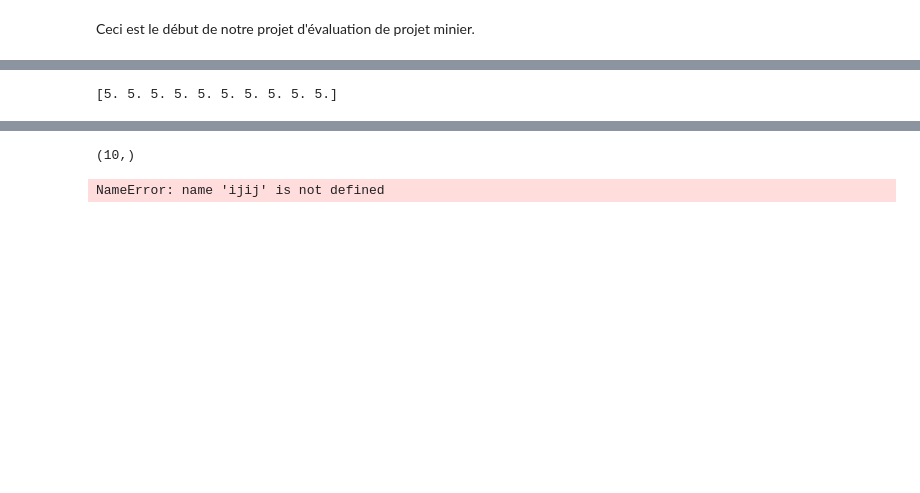
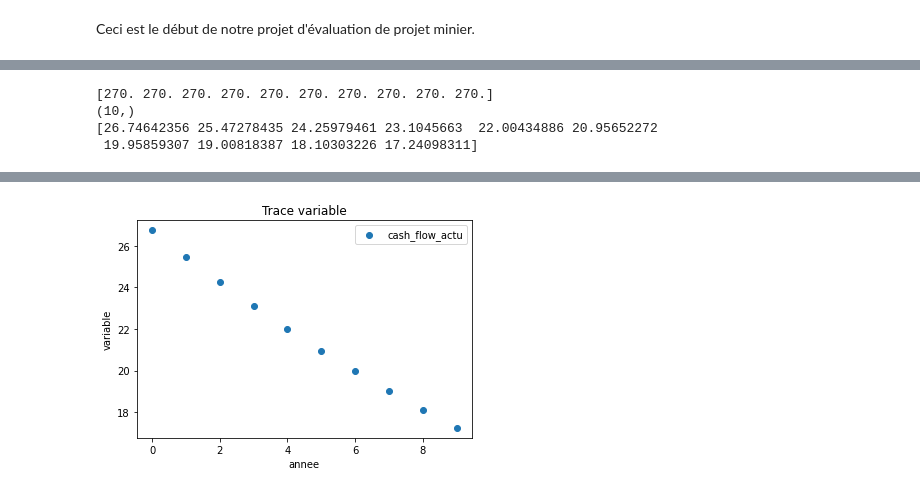
Before and after one commit to pierrebeaulieu/projet_info_minier, a Jupyter notebook: eco_minier.ipynb, the cells around one changed output, grey strips where cells are left out. Drawn from its saved outputs; the diff is of its cells as text; code cells hidden in the pictures; blank space fills up the shorter version.

Commit message:
version excel + 1 figure

```diff
--- a/eco_minier.ipynb
+++ b/eco_minier.ipynb
@@ -78,8 +78,9 @@ def extraction_csv(nom_fichier,n):
     fichier.close()
 
     # On prend des valeurs constantes dans un premier temps sur n années.
-
-    investissement = np.array(n*investissement)
+    for i in range(n-1):
+        investissement.append(investissement[0])
+    investissement = np.array(investissement)
     cout_tonne_remuee = np.array(n*cout_tonne_remuee)
     ratio_sterile = np.array(n*ratio_sterile)
     cout_traitement = np.array(n*cout_traitement)
@@ -95,7 +96,7 @@ def extraction_csv(nom_fichier,n):
     dilution_minerai = np.array(n*dilution_minerai)
     rythme_prod_annee = np.array(n*rythme_prod_annee)
     premiere_annee_prod = np.array(n*premiere_annee_prod)
-    print(taux_actualisation)
+    print(investissement)
     # Creation du dictionnaire
 
     entree={}
@@ -180,6 +181,8 @@ class entree:
     def cash_flow(self):
         return self.recette() - self.dep_operatoiresTotale() - self.cout_traitement
 
+#investissement pas pris en compte, revoir formule
+
     def cumul_cash_flow(self):
         cumul = self.cash_flow()
         N = len(cumul)
@@ -227,12 +230,12 @@ class entree:
                 produit = produit*(1+self.taux_actualisation[i])
                 somme +=  (self.recettes()[i] - self.dep_operatoiresTotale()[i] - self.investissement[i]) / produit
             return(somme)
-
+'''
         while abs(f(c)) > epsilon:
             if f(c) > 0:
                 if f(a) < 0:
                     c = (a+c)/2
-                else:
+                elif:
                     c = (b+c)/2
                 elif f(a) > 0:
                     c = (a+c)/2
@@ -242,10 +245,6 @@ class entree:
         return c
 
 
-
-
-
-    '''
 #rajouiter variable N
 class Calcul:  #dernière classe, avant il faut déterminer tous les pramamètres (production, prix/tonneminerai, etc...)
     def __init__(self, params):
@@ -316,19 +315,23 @@ def affichage(n, variable):
     evaluable = "valeurs."+variable+"()"
     valeurs = entree(extraction_csv("donnees_entree_proj_minier.csv",n))
     abscisse = np.arange(n)
+    %matplotlib inline
     plt.figure()
     sortie = eval(evaluable)
+    print(sortie)
 
     # essayer de tout passer en attribut pour faciliter
-'''
-    #plt.plot(abscisse, sortie, label = 'variable')
-    plt.plot([1,2,3], [4,5,6], label = 'j')
+
+    plt.scatter(abscisse, sortie, label = variable)
     plt.ylabel('variable')
     plt.xlabel("annee")
     plt.title("Trace variable")
     plt.legend()
     plt.show()
-    '''
+
 affichage(10, 'cash_flow_actu')
 # %% [output]
-[5. 5. 5. 5. 5. 5. 5. 5. 5. 5.]
+[270. 270. 270. 270. 270. 270. 270. 270. 270. 270.]
+(10,)
+[26.74642356 25.47278435 24.25979461 23.1045663  22.00434886 20.95652272
+ 19.95859307 19.00818387 18.10303226 17.24098311]
@@ -337,5 +338 @@ affichage(10, 'cash_flow_actu')
-(10,)
+[figure, added]
-# %%
-ijij
-# %% [output]
-NameError: name 'ijij' is not defined
```
Also changed, not shown: parts of 4 cells of this notebook.
